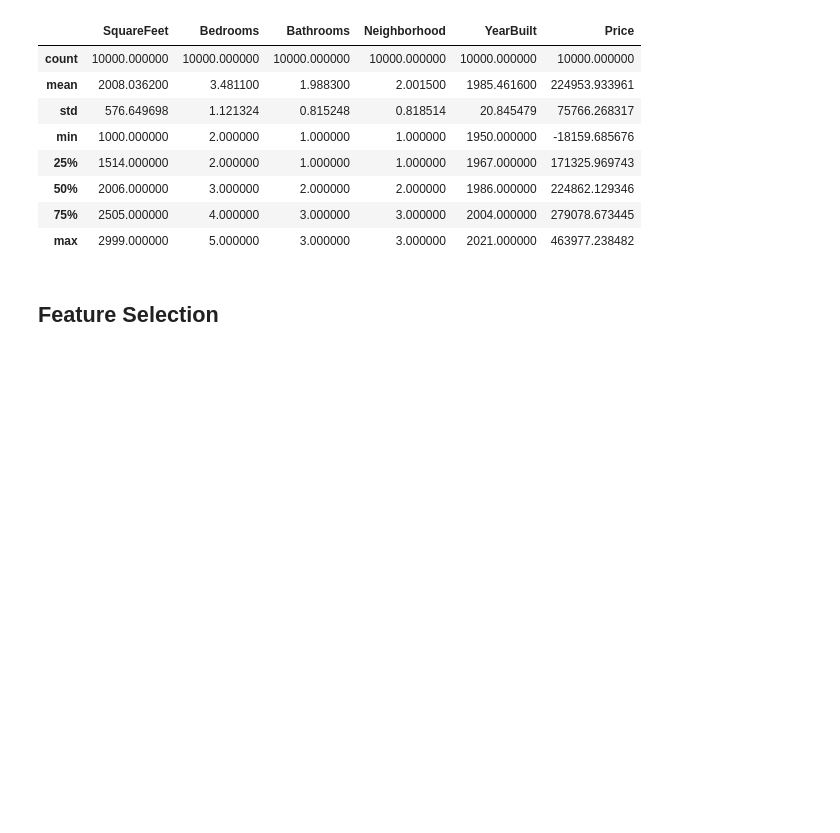
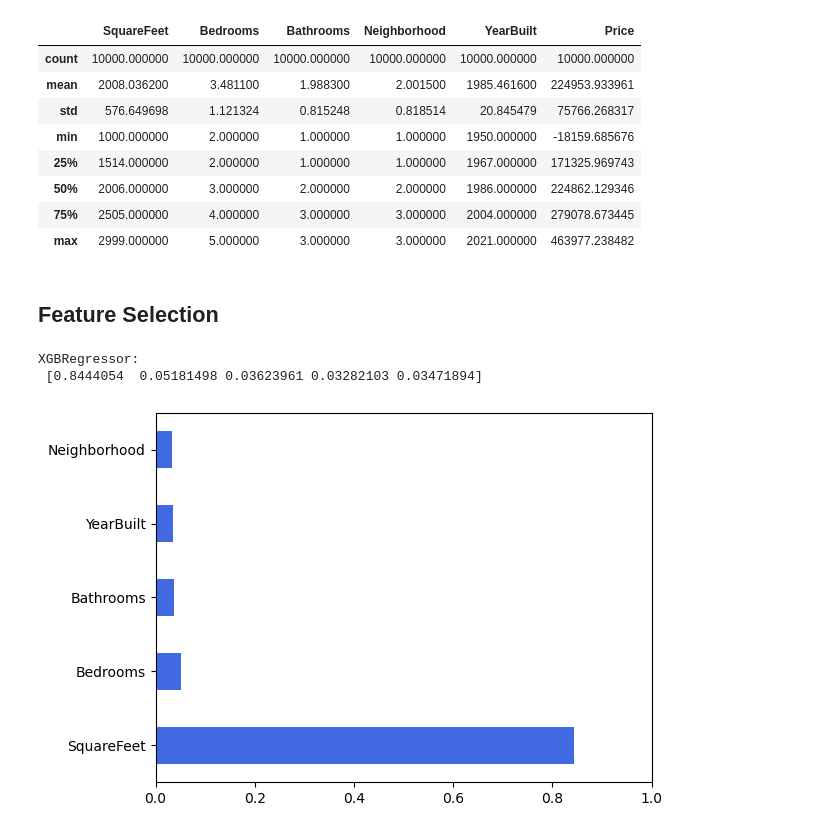
Before and after one commit to minamaher58/Housing-Price-Prediction, a Jupyter notebook: house_price_prediction.ipynb, the cells around one changed output. Cells and saved outputs as stored; diff of their text form; code cells hidden in the pictures; blank space fills up the shorter version.

```diff
--- a/house_price_prediction.ipynb
+++ b/house_price_prediction.ipynb
@@ -193,3 +194,26 @@ display(test.describe())
 | max | 2999.000000 | 5.000000 | 3.000000 | 3.000000 | 2021.000000 | 463977.238482 |
 # %% [markdown]
 ## Feature Selection
+# %%
+#Feature_Importance_Analysis with XGBRegressor , Prices are highly correlated to SquareFeet.
+X_data_feature= train.drop(columns=['Price'],axis=1)
+y_data_feature= train['Price']
+
+model = [XGBRegressor()]
+
+model = [model[i].fit(X_data_feature,y_data_feature) for i in range(len(model))]
+
+num_chr = [12, 12, 10]
+
+for i in range(len(model)):
+    print(str(model[i])[:num_chr[i]] + ': \n',
+          model[i].feature_importances_)
+    feat_importances = pd.Series(model[i].feature_importances_,
+                                 index=X_data_feature.columns)
+    feat_importances.nlargest(10).plot(kind='barh', color='royalblue')
+    plt.xlim(0, 1.0)
+    plt.show()
+# %% [output]
+XGBRegressor:
+ [0.8444054  0.05181498 0.03623961 0.03282103 0.03471894]
+[figure, added]
```
Also changed, not shown: parts of 8 cells of this notebook, 4 other files.
